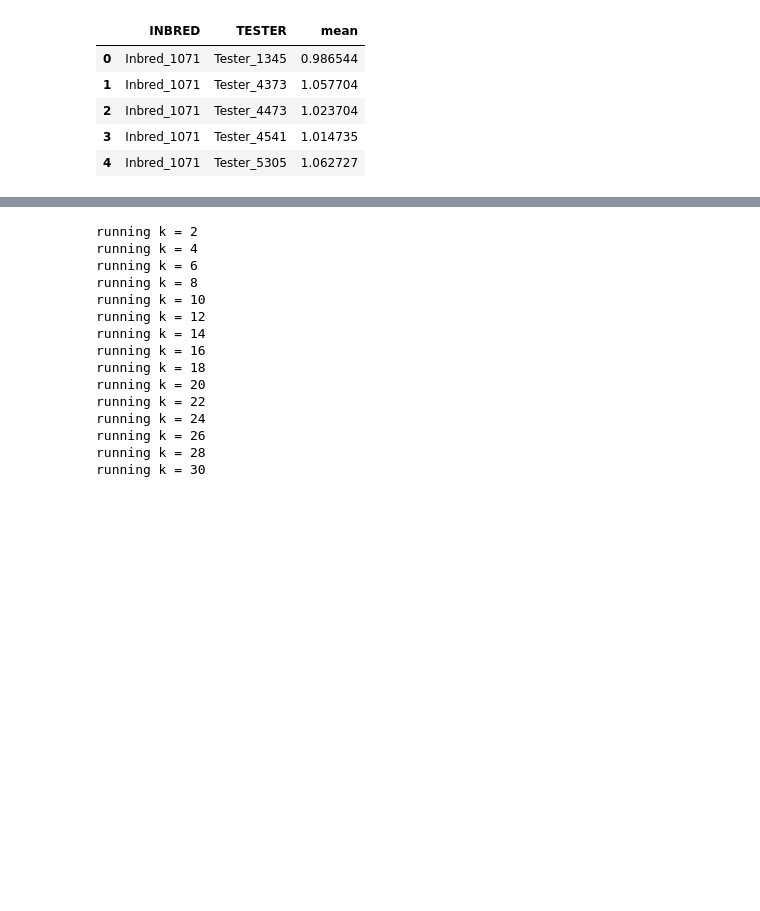
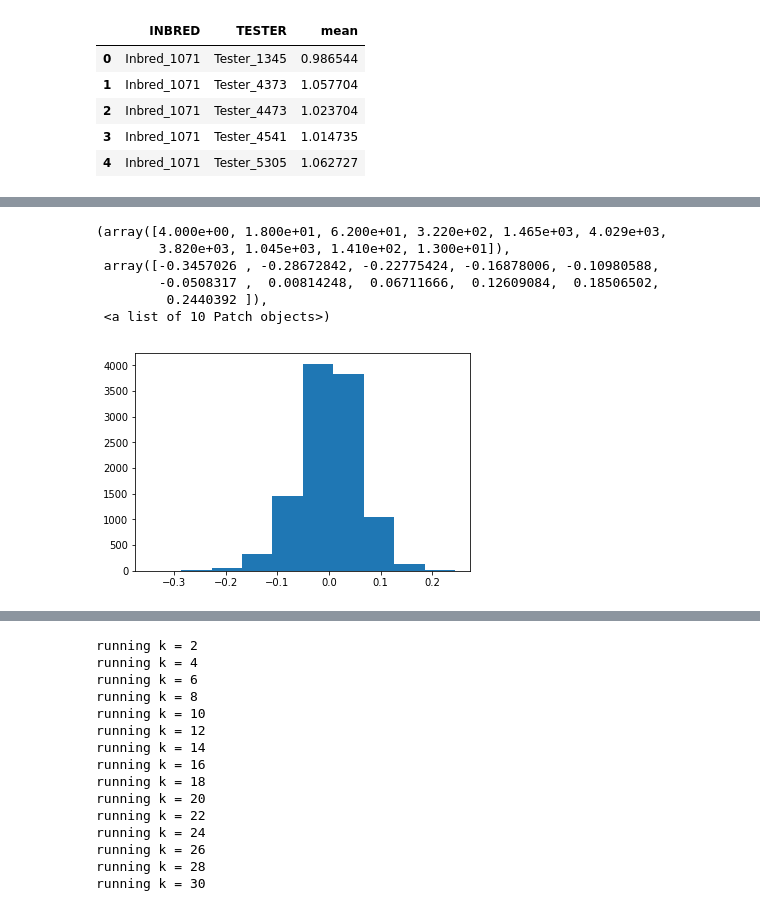
Before and after one commit to MartinBagaram/RecommendationSystem_MF-, a Jupyter notebook: notebooks/syngenta_data_exploration.ipynb, the cells around one changed output, grey strips where cells are left out. Saved outputs shown, nothing was run; the diff lists cells and outputs as text; code cells hidden in the pictures; blank space fills up the shorter version.

```diff
--- a/notebooks/syngenta_data_exploration.ipynb
+++ b/notebooks/syngenta_data_exploration.ipynb
@@ -34,0 +43,14 @@ grp_df.head()
+# %%
+global_mean = np.mean(grp_df['mean'])
+grp_df.loc[:, 'mean'] = grp_df.loc[:, 'mean'] - global_mean
+# grp_df.loc[:, 'mean'] = grp_df.loc[:, 'mean'] * 5
+# %%
+plt.hist(grp_df['mean'])
+# %% [output]
+(array([4.000e+00, 1.800e+01, 6.200e+01, 3.220e+02, 1.465e+03, 4.029e+03,
+        3.820e+03, 1.045e+03, 1.410e+02, 1.300e+01]),
+ array([-0.3457026 , -0.28672842, -0.22775424, -0.16878006, -0.10980588,
+        -0.0508317 ,  0.00814248,  0.06711666,  0.12609084,  0.18506502,
+         0.2440392 ]),
+ <a list of 10 Patch objects>)
+[figure, added]
```
Also changed, not shown: parts of 37 cells of this notebook.
